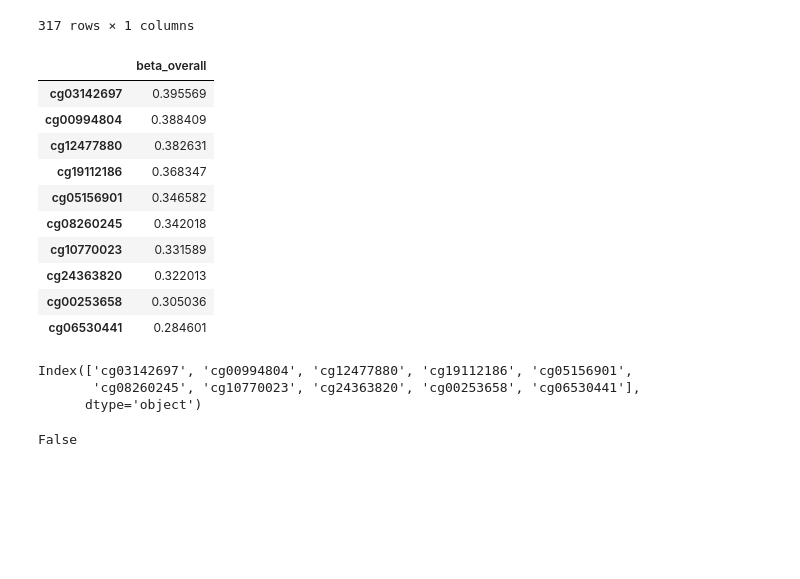
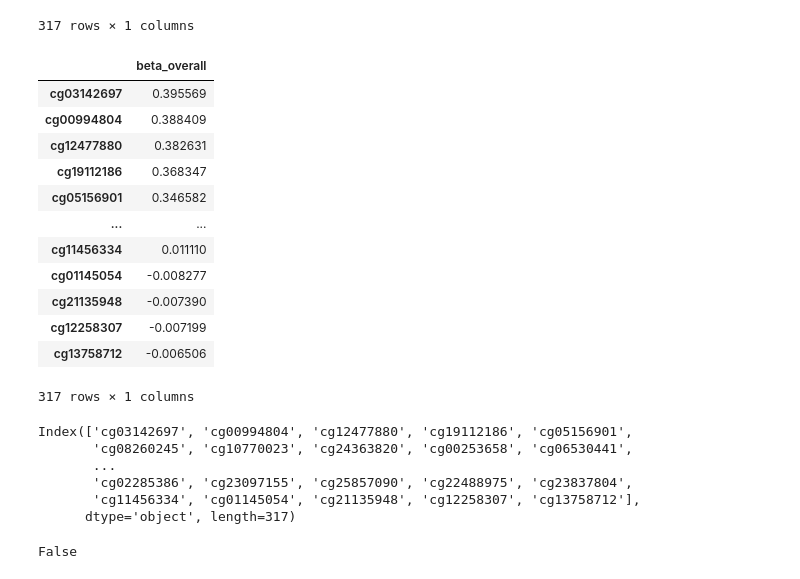
Before and after one commit to mehrnoosh-e94/disease_epigentics, a Jupyter notebook: Down Syndrome Epigenetics/downSyndrome.ipynb, the cells around one changed output. Drawn from its saved outputs; the diff is of its cells as text; code cells hidden in the pictures; blank space fills up the shorter version.

```diff
--- a/Down Syndrome Epigenetics/downSyndrome.ipynb
+++ b/Down Syndrome Epigenetics/downSyndrome.ipynb
@@ -73,30 +73,35 @@ common_coef
 | cg27502912 | 0.239517 |
 317 rows × 1 columns
 # %%
-n=10
+n=317
 # top_common_coef = common_coef.sort_values(by=abs('beta_overall'), ascending=False)
 top_common_coef = common_coef.loc[abs(common_coef['beta_overall']).sort_values(ascending=False).index]
 top_common_coef=top_common_coef.head(n)
 top_common_coef
 # %% [output]
 |  | beta_overall |
 | cg03142697 | 0.395569 |
 | cg00994804 | 0.388409 |
 | cg12477880 | 0.382631 |
 | cg19112186 | 0.368347 |
 | cg05156901 | 0.346582 |
-| cg08260245 | 0.342018 |
-| cg10770023 | 0.331589 |
-| cg24363820 | 0.322013 |
-| cg00253658 | 0.305036 |
-| cg06530441 | 0.284601 |
+| ... | ... |
+| cg11456334 | 0.011110 |
+| cg01145054 | -0.008277 |
+| cg21135948 | -0.007390 |
+| cg12258307 | -0.007199 |
+| cg13758712 | -0.006506 |
+317 rows × 1 columns
 # %%
 common_indexes=top_common_coef.index
 common_indexes
 # %% [output]
 Index(['cg03142697', 'cg00994804', 'cg12477880', 'cg19112186', 'cg05156901',
-       'cg08260245', 'cg10770023', 'cg24363820', 'cg00253658', 'cg06530441'],
-      dtype='object')
+       'cg08260245', 'cg10770023', 'cg24363820', 'cg00253658', 'cg06530441',
+       ...
+       'cg02285386', 'cg23097155', 'cg25857090', 'cg22488975', 'cg23837804',
+       'cg11456334', 'cg01145054', 'cg21135948', 'cg12258307', 'cg13758712'],
+      dtype='object', length=317)
 # %%
 common_coef.isna().any().any()
 # %% [output]
```
Also changed, not shown: parts of 6 cells of this notebook.
